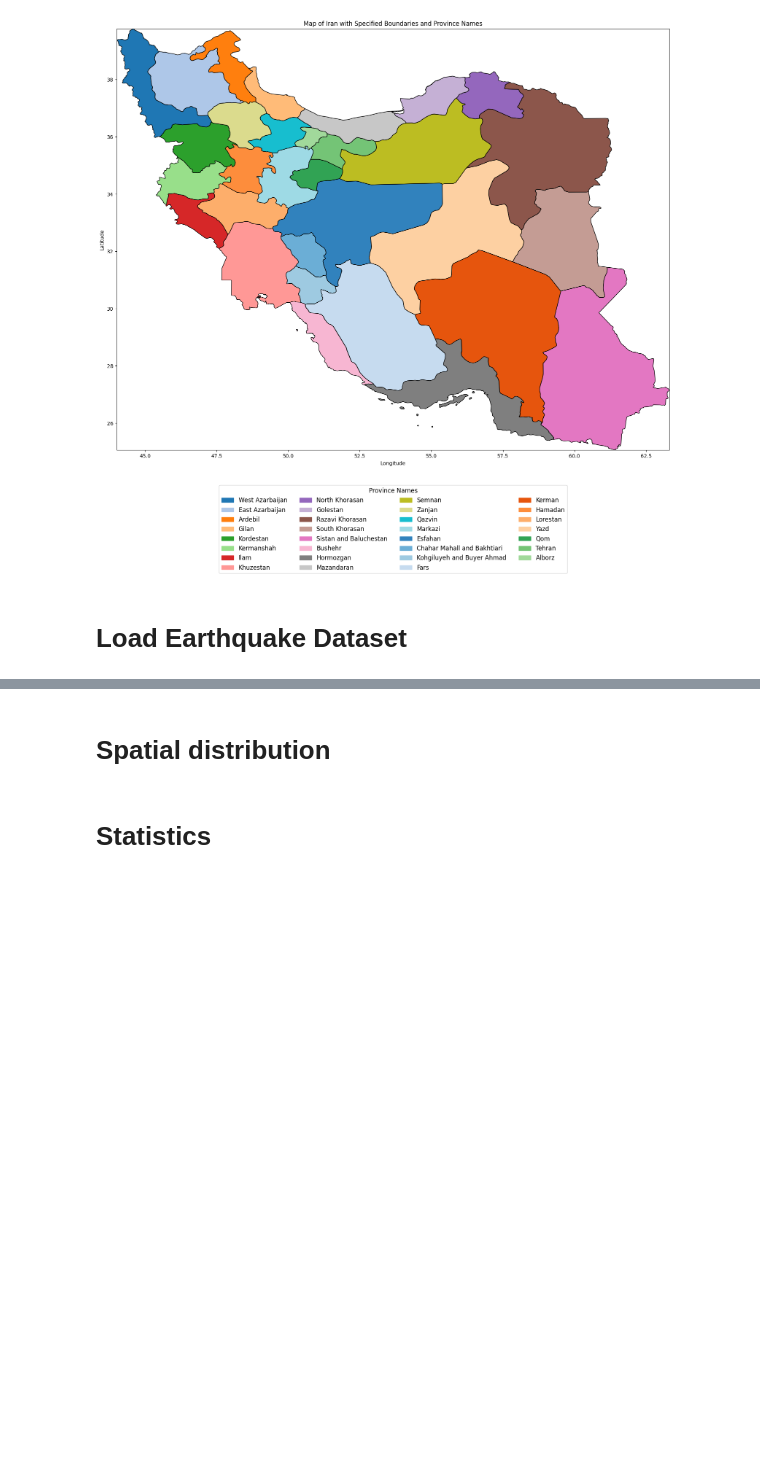
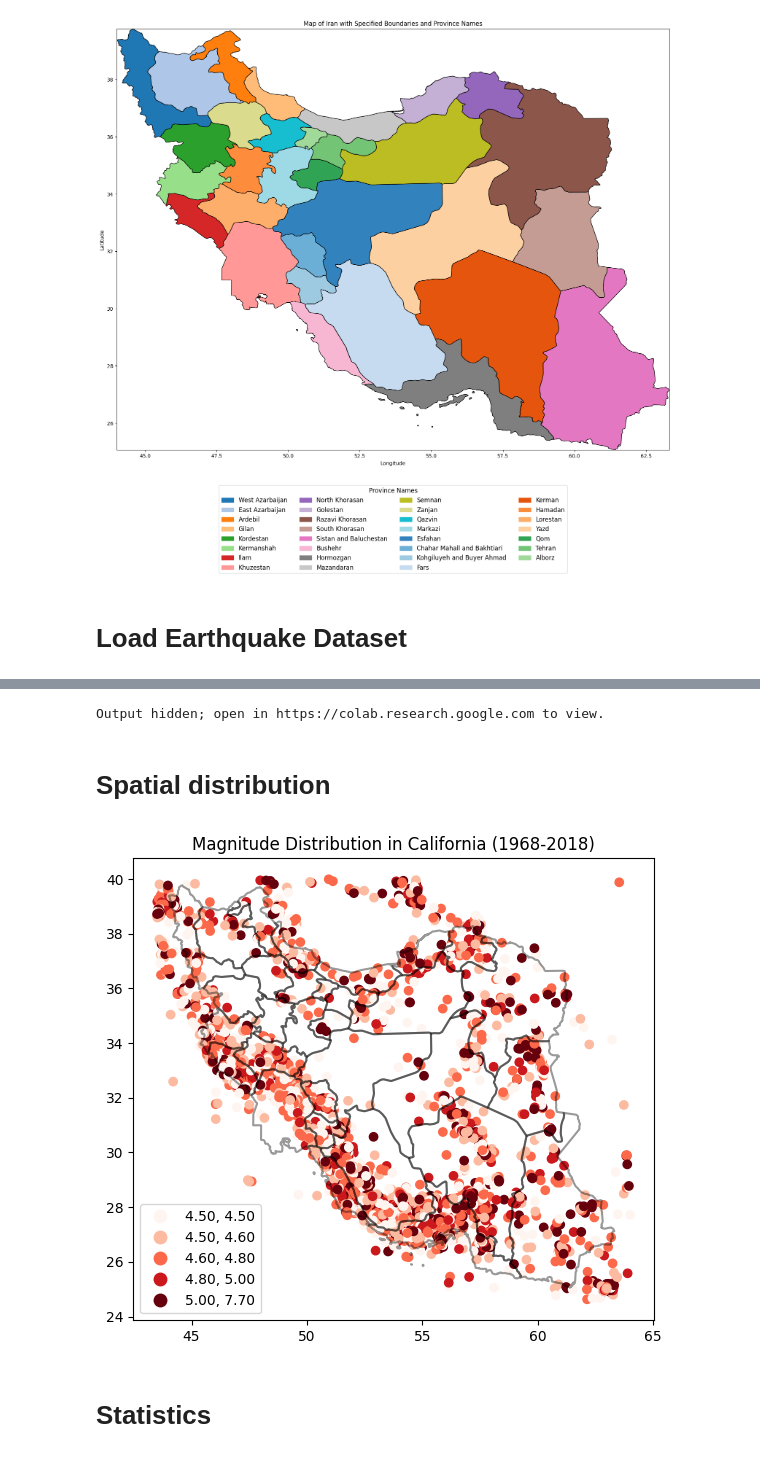
Before and after one commit to arifadli/Exploratory-Spatial-Data-Analysis, a Jupyter notebook: Earthquake Research/ESDA - Earthquake Iran.ipynb, the cells around one changed output, grey strips where cells are left out. Cells and saved outputs as stored; diff of their text form; code cells hidden in the pictures; blank space fills up the shorter version.

```diff
--- a/Earthquake Research/ESDA - Earthquake Iran.ipynb
+++ b/Earthquake Research/ESDA - Earthquake Iran.ipynb
@@ -226,10 +324,10 @@ gdf.head(10)
 df=gdf
 
 # Konversi kolom 'time' ke format datetime
-merged_df['time'] = pd.to_datetime(merged_df['time'])
+df['time'] = pd.to_datetime(df['time'])
 
 # Seleksi data hanya untuk tahun 1968 - 2018
-df_selected = merged_df[(merged_df['time'].dt.year >= 1968) & (merged_df['time'].dt.year <= 2018)].copy()
+df_selected = df[(df['time'].dt.year >= 1968) & (df['time'].dt.year <= 2018)].copy()
 
 # Memperbarui kolom 'city' dengan menggunakan .loc
 df_selected['city'] = df_selected['place'].str.split(',').str[0].str.split('of').str[-1].str.strip()
@@ -264,7 +389,7 @@ import folium
 from folium.plugins import FloatImage
 
 # Buat objek peta
-m = folium.Map(location=[37, -120], zoom_start=6)  # Koordinat tengah California
+m = folium.Map(location=[32, 53], zoom_start=5)  # Koordinat tengah Iran
 
 # Buat dictionary untuk memetakan rentang magnitude ke warna
 color_scale = {
@@ -313,6 +438,8 @@ m.get_root().html.add_child(folium.Element(legend_html))
 
 # Tampilkan peta
 m
+# %% [output]
+Output hidden; open in https://colab.research.google.com to view.
 # %% [markdown]
 # **Spatial distribution**
 # %%
@@ -322,12 +449,12 @@ import geopandas as gpd
 import matplotlib.pyplot as plt
 
 # Baca GeoDataFrame dari URL GeoJSON
-geojson_url = "https://raw.githubusercontent.com/arifadli/DatasetRepository/main/Disertation/California/California_County_Boundaries.geojson"
+geojson_url = "https://raw.githubusercontent.com/arifadli/DatasetRepository/main/Disertation/Iran/ir.json"
 gdf_boundary = gpd.read_file(geojson_url)
 
 # Baca dataset
-dataset_url = "https://raw.githubusercontent.com/arifadli/DatasetRepository/main/Disertation/California/usgs_california_1952_2022.csv"
-df = pd.read_csv(dataset_url)
+#dataset_url = "https://raw.githubusercontent.com/arifadli/DatasetRepository/main/Disertation/California/usgs_california_1952_2022.csv"
+df = merged_df #pd.read_csv(dataset_url)
 
 # Membuat geometry column
 geometry = [Point(xy) for xy in zip(df['longitude'], df['latitude'])]
@@ -345,33 +472,35 @@ gdf['time'] = pd.to_datetime(gdf['time'])
 gdf_selected = gdf[(gdf['time'].dt.year >= 1968) & (gdf['time'].dt.year <= 2018)].copy()
 
 # Memperbarui kolom 'city'
 gdf_selected['city'] = gdf_selected['place'].str.split(',').str[0].str.split('of').str[-1].str.strip()
 
 # Ubah format kolom 'time' menjadi YYYY-MM-DD
 gdf_selected['time'] = gdf_selected['time'].dt.strftime('%Y-%m-%d')
 
 # Mengambil hanya kolom yang diinginkan
 gdf_selected = gdf_selected[['time', 'latitude', 'longitude', 'place', 'city', 'depth', 'mag', 'magType', 'geometry']]
 
 # Menentukan warna dan skema pengisian
 cmap = "Reds"  # Palet warna
 column = "mag"  # Kolom untuk pengisian
 scheme = "quantiles"  # Skema pengisian (quantiles)
 
 # Membuat peta menggunakan matplotlib
 fig, ax = plt.subplots(figsize=(10, 6))
 
 # Plotting data gdf_selected
 gdf_selected.plot(column=column, cmap=cmap, scheme=scheme, legend=True, ax=ax)
 
 # Plotting batas menggunakan gdf_boundary
 gdf_boundary.boundary.plot(ax=ax, color='black', alpha=0.4)
 
 # Menambahkan judul
 plt.title("Magnitude Distribution in California (1968-2018)")
 
 # Menampilkan peta
 plt.show()
+# %% [output]
+[figure, added]
 # %% [markdown]
 # **Statistics**
 # %%
```
Also changed, not shown: parts of 17 cells of this notebook.
